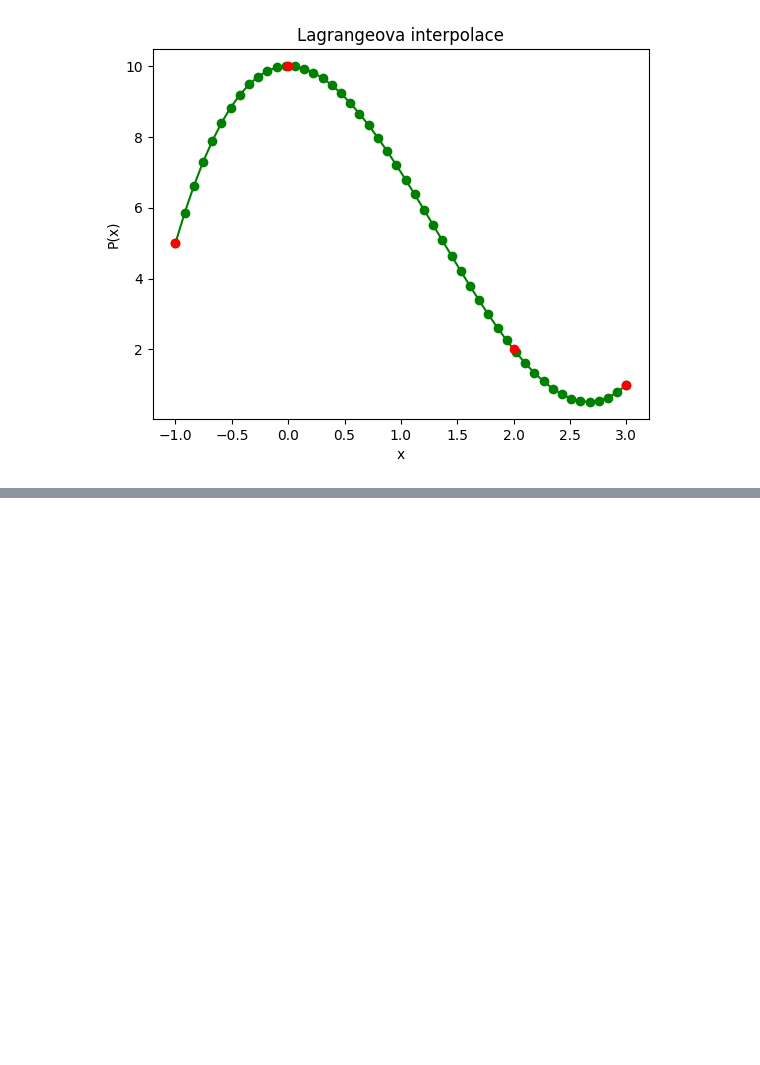
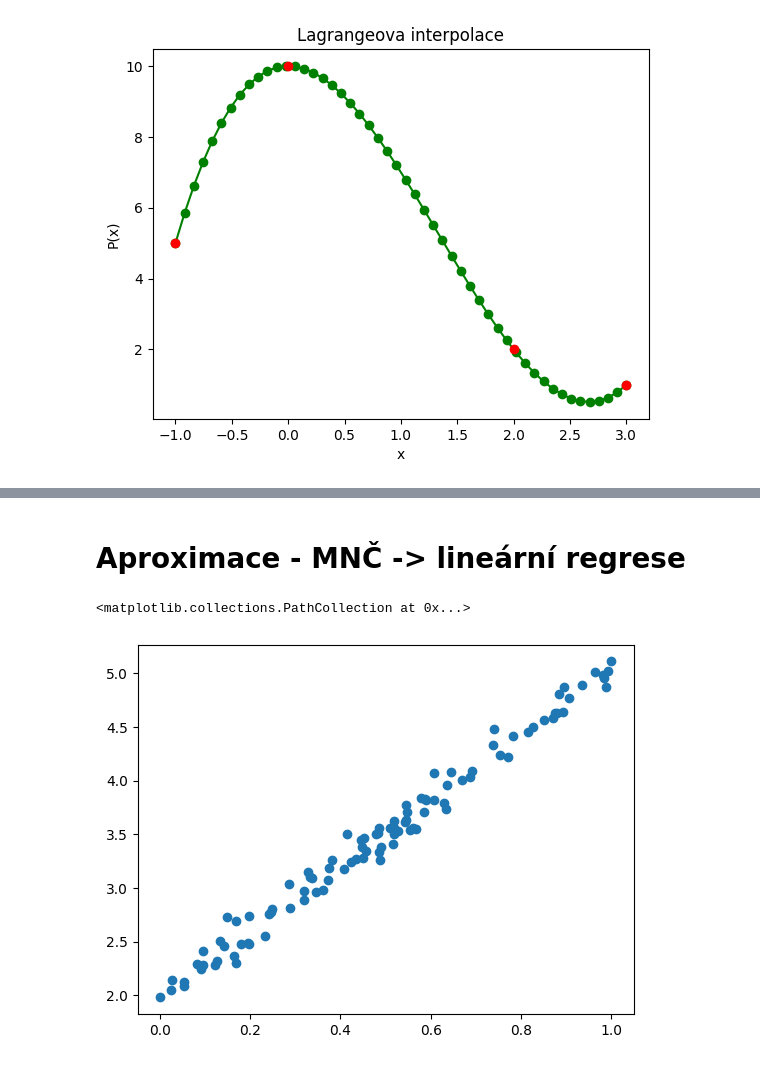
Before and after one commit to Marty808s/STATNICE-SZZ-PB_SZZ-VB, a Jupyter notebook: MSW/VB_MSW.ipynb, the cells around one changed output, grey strips where cells are left out. Drawn from its saved outputs; the diff is of its cells as text; code cells hidden in the pictures; blank space fills up the shorter version.

```diff
--- a/MSW/VB_MSW.ipynb
+++ b/MSW/VB_MSW.ipynb
@@ -473,0 +583,17 @@ plt.show()
+# %% [markdown]
+# Aproximace - MNČ -> lineární regrese
+# %%
+import numpy as np
+import matplotlib.pyplot as plt
+import scipy.linalg as la
+
+a0 = 2
+a1 = 3
+N = 100
+x = np.random.rand(100) #vstupní data
+noise = 0.1*np.random.randn(100)
+y = a0 + a1*x + noise #vstupní data
+plt.scatter(x,y)
+# %% [output]
+<matplotlib.collections.PathCollection at 0x...>
+[figure, added]
```
Also changed, not shown: parts of 7 cells of this notebook.
